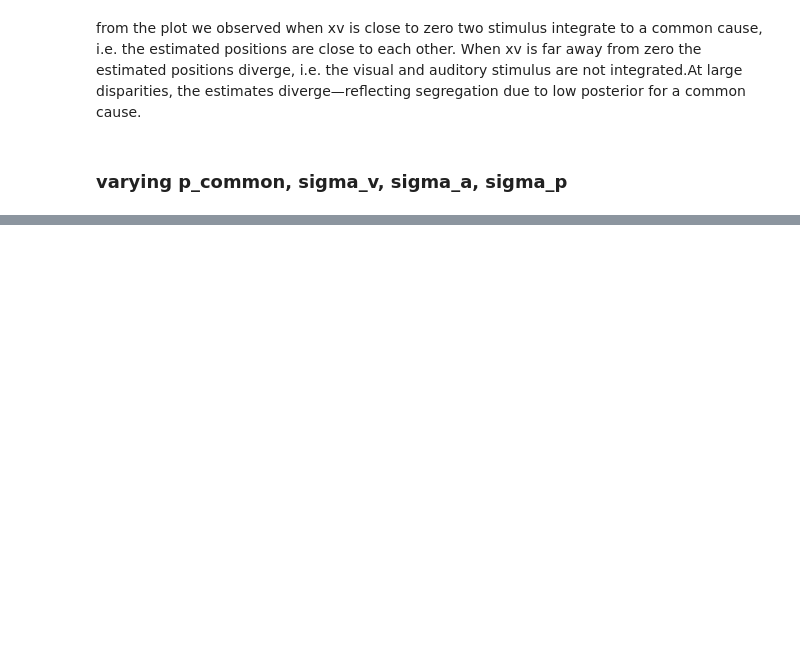
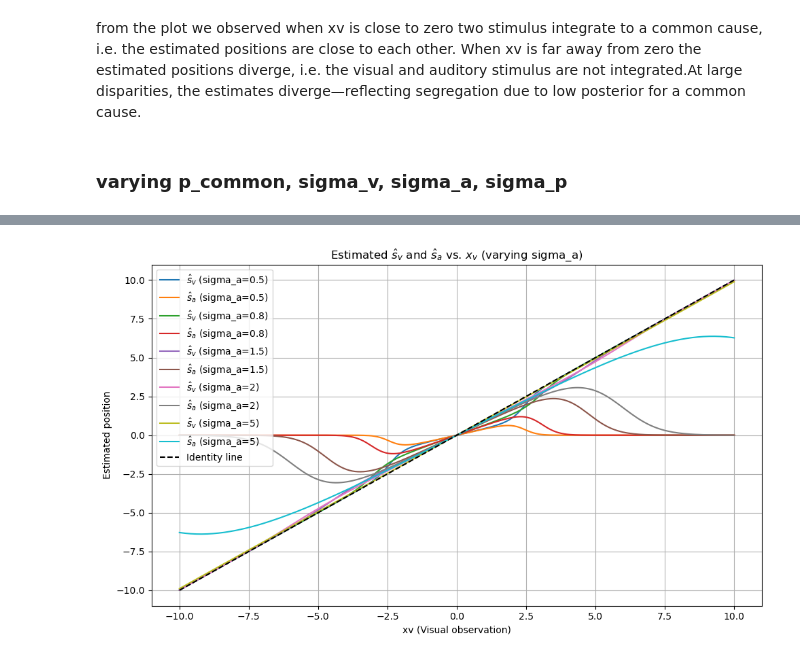
Before and after one commit to Anina2407/Causal-Inference-in-Multisensory-Perception, a Jupyter notebook: msi.ipynb, the cells around one changed output, grey strips where cells are left out. Cells and saved outputs as stored; diff of their text form; code cells hidden in the pictures; blank space fills up the shorter version.

```diff
--- a/msi.ipynb
+++ b/msi.ipynb
@@ -221,0 +269,9 @@ ValueError: x and y must have same first dimension, but have shapes (5,) and (2,
+# %%
+xv_vals = np.linspace(-10, 10, 200)
+
+# Varying sigma_a
+sigma_a_values = [0.5, 0.8, 1.5, 2, 5]
+plot_estimated_positions_combined(xv_vals, xa=0.0, param_name="sigma_a", param_values=sigma_a_values, sigma_v=0.6,
+                                  sigma_p=15.0, mu_p=0.0)
+# %% [output]
+[figure, added]
```
Also changed, not shown: parts of 7 cells of this notebook.
